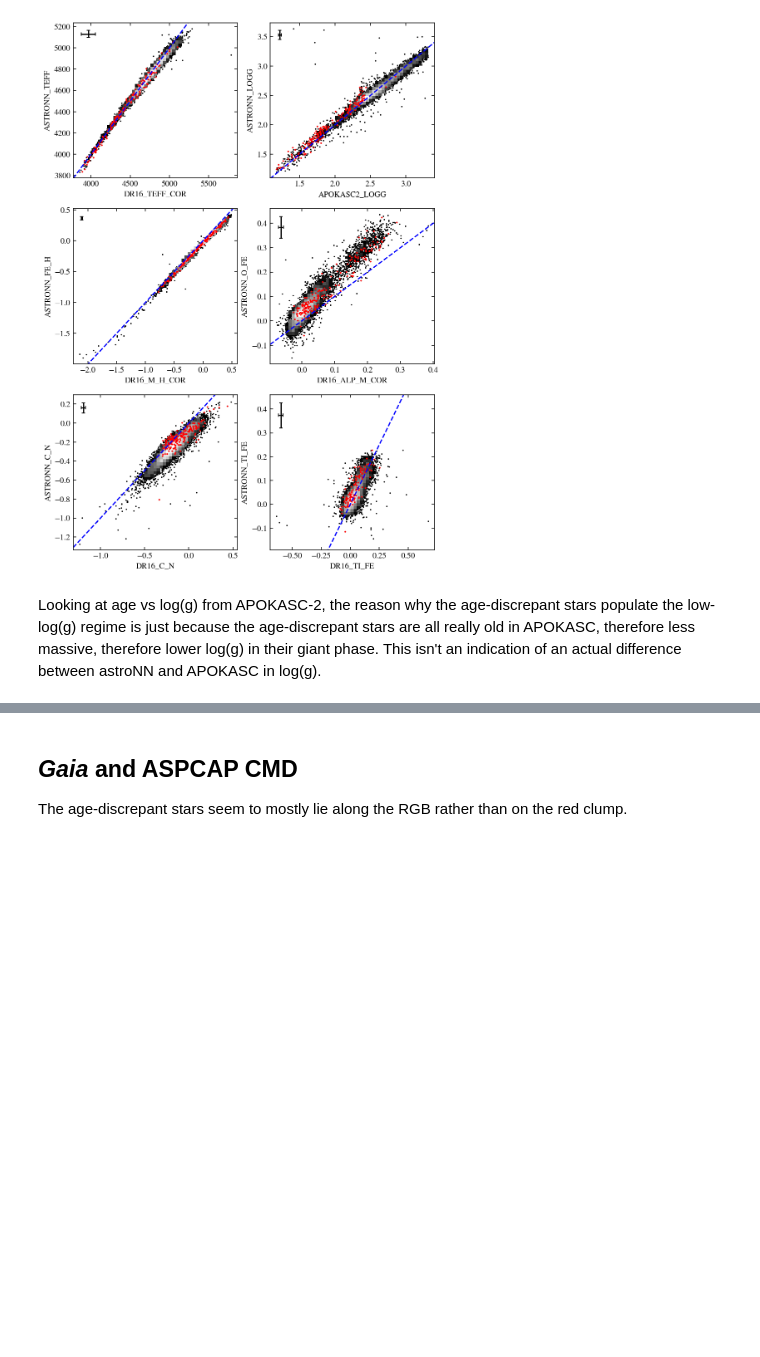
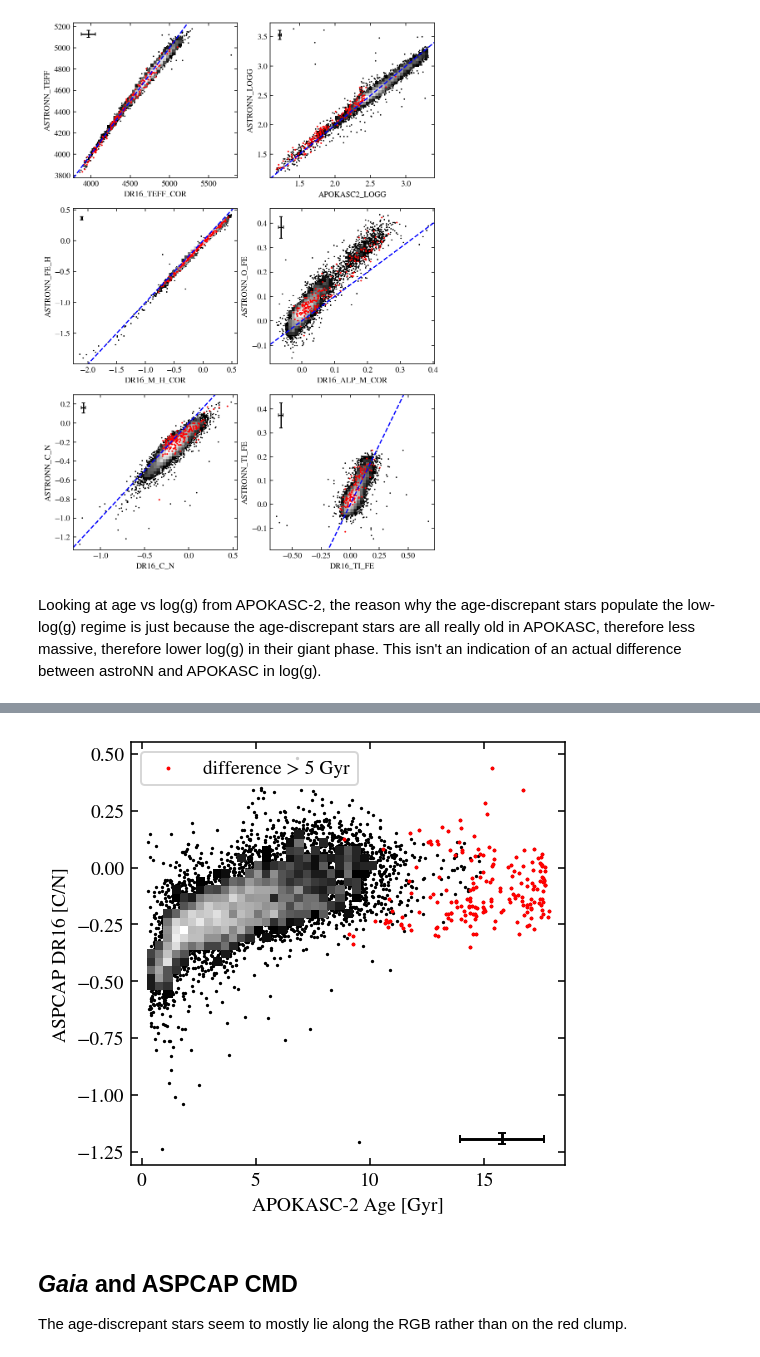
Before and after one commit to lodubay/first-year-project, a Jupyter notebook: compare_ages.ipynb, the cells around one changed output, grey strips where cells are left out. Drawn from its saved outputs; the diff is of its cells as text; code cells hidden in the pictures; blank space fills up the shorter version.

```diff
--- a/compare_ages.ipynb
+++ b/compare_ages.ipynb
@@ -149,3 +149,14 @@ plt.show()
+# %%
+fig, ax = plt.subplots()
+scatter_hist(ax, ages['APOKASC2_AGE'], ages['DR16_C_N'])
+ax.scatter(low_age['APOKASC2_AGE'], low_age['DR16_C_N'], c='r', s=1, label='difference > 5 Gyr')
+plot_rms_err(ax, ages[['APOKASC2_AGE_MERR', 'APOKASC2_AGE_PERR']], ages['DR16_C_N_ERR'], loc='lower right')
+ax.legend()
+ax.set_xlabel('APOKASC-2 Age [Gyr]')
+ax.set_ylabel('ASPCAP DR16 [C/N]')
+plt.show()
+# %% [output]
+[figure, added]
 # %% [markdown]
 ## *Gaia* and ASPCAP CMD
 
```
Also changed, not shown: parts of 4 cells of this notebook, 2 other files.
